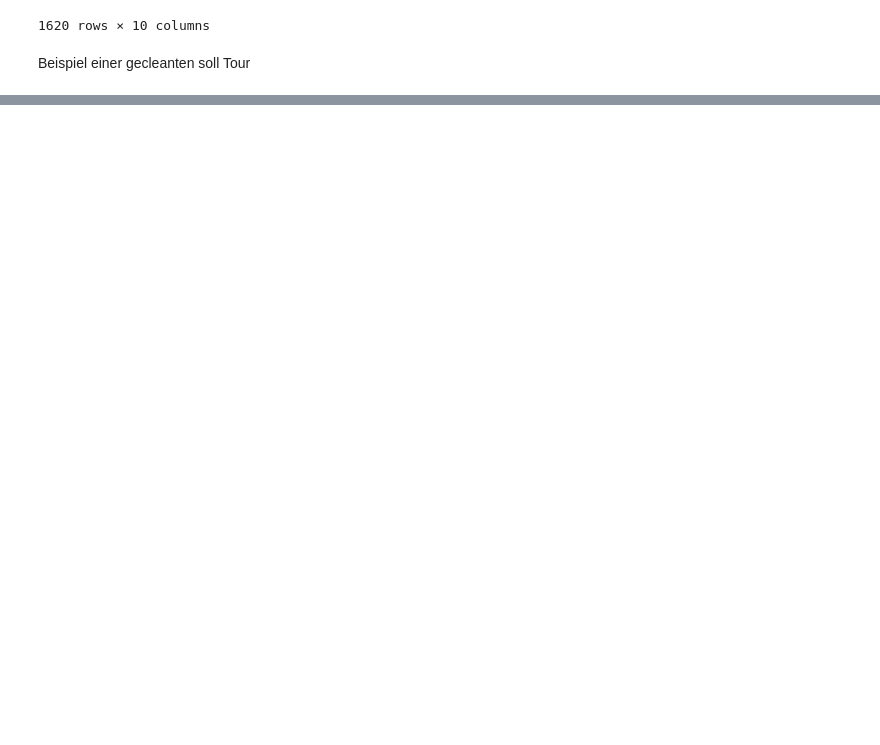
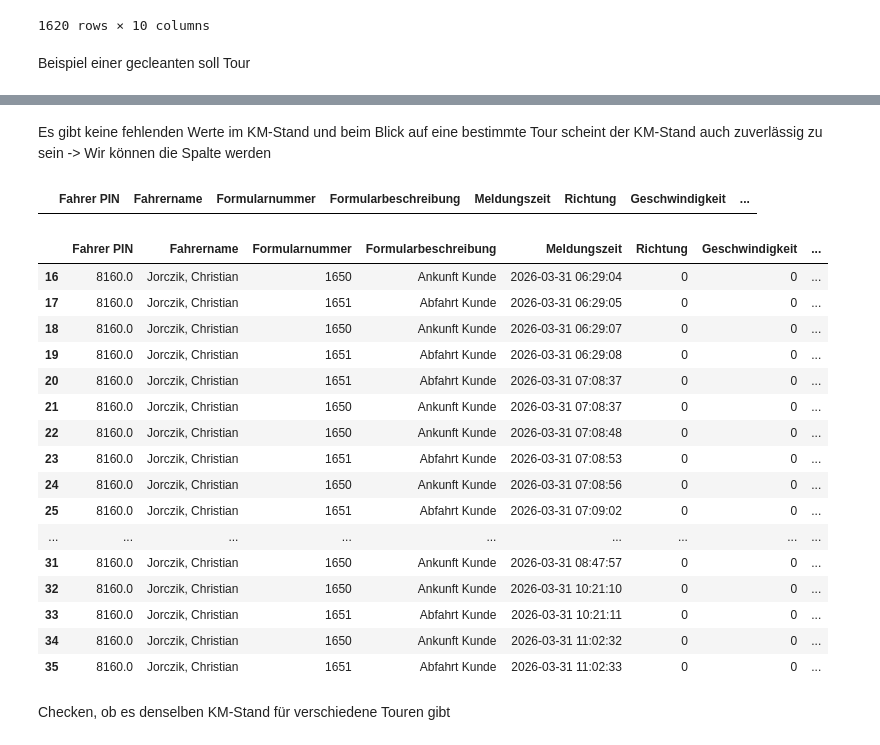
Before and after one commit to junguy01/transport_optimization, a Jupyter notebook: Application_neustes.ipynb, the cells around one changed output, grey strips where cells are left out. Saved outputs shown, nothing was run; the diff lists cells and outputs as text; code cells hidden in the pictures; blank space fills up the shorter version.

```diff
--- a/Application_neustes.ipynb
+++ b/Application_neustes.ipynb
@@ -1041,0 +1050,3 @@ df_soll_final[df_soll_final['TOURNR'] == "H/42460"]
+# %%
+df_ist_merged_clean = df_ist_merged[df_ist_merged.TOURNR.notna()]
+df_ist_merged_clean
@@ -1041,0 +1070,28 @@ df_soll_final[df_soll_final['TOURNR'] == "H/42460"]
+# %% [markdown]
+Es gibt keine fehlenden Werte im KM-Stand und beim Blick auf eine bestimmte Tour scheint der KM-Stand auch zuverlässig zu sein -> Wir können die Spalte werden
+# %%
+df_ist_merged_clean[df_ist_merged_clean['KM-Stand'].isna()]
+# %% [output]
+|  | Fahrer PIN | Fahrername | Formularnummer | Formularbeschreibung | Meldungszeit | Richtung | Geschwindigkeit | ... |
+# %%
+df_ist_merged_clean[df_ist_merged_clean.TOURNR == 'H/42658']
+# %% [output]
+|  | Fahrer PIN | Fahrername | Formularnummer | Formularbeschreibung | Meldungszeit | Richtung | Geschwindigkeit | ... |
+| 16 | 8160.0 | Jorczik, Christian | 1650 | Ankunft Kunde | 2026-03-31 06:29:04 | 0 | 0 | ... |
+| 17 | 8160.0 | Jorczik, Christian | 1651 | Abfahrt Kunde | 2026-03-31 06:29:05 | 0 | 0 | ... |
+| 18 | 8160.0 | Jorczik, Christian | 1650 | Ankunft Kunde | 2026-03-31 06:29:07 | 0 | 0 | ... |
+| 19 | 8160.0 | Jorczik, Christian | 1651 | Abfahrt Kunde | 2026-03-31 06:29:08 | 0 | 0 | ... |
+| 20 | 8160.0 | Jorczik, Christian | 1651 | Abfahrt Kunde | 2026-03-31 07:08:37 | 0 | 0 | ... |
+| 21 | 8160.0 | Jorczik, Christian | 1650 | Ankunft Kunde | 2026-03-31 07:08:37 | 0 | 0 | ... |
+| 22 | 8160.0 | Jorczik, Christian | 1650 | Ankunft Kunde | 2026-03-31 07:08:48 | 0 | 0 | ... |
+| 23 | 8160.0 | Jorczik, Christian | 1651 | Abfahrt Kunde | 2026-03-31 07:08:53 | 0 | 0 | ... |
+| 24 | 8160.0 | Jorczik, Christian | 1650 | Ankunft Kunde | 2026-03-31 07:08:56 | 0 | 0 | ... |
+| 25 | 8160.0 | Jorczik, Christian | 1651 | Abfahrt Kunde | 2026-03-31 07:09:02 | 0 | 0 | ... |
+| ... | ... | ... | ... | ... | ... | ... | ... | ... |
+| 31 | 8160.0 | Jorczik, Christian | 1650 | Ankunft Kunde | 2026-03-31 08:47:57 | 0 | 0 | ... |
+| 32 | 8160.0 | Jorczik, Christian | 1650 | Ankunft Kunde | 2026-03-31 10:21:10 | 0 | 0 | ... |
+| 33 | 8160.0 | Jorczik, Christian | 1651 | Abfahrt Kunde | 2026-03-31 10:21:11 | 0 | 0 | ... |
+| 34 | 8160.0 | Jorczik, Christian | 1650 | Ankunft Kunde | 2026-03-31 11:02:32 | 0 | 0 | ... |
+| 35 | 8160.0 | Jorczik, Christian | 1651 | Abfahrt Kunde | 2026-03-31 11:02:33 | 0 | 0 | ... |
+# %% [markdown]
+Checken, ob es denselben KM-Stand für verschiedene Touren gibt
```
Also changed, not shown: parts of 18 cells of this notebook, 2 other files.
